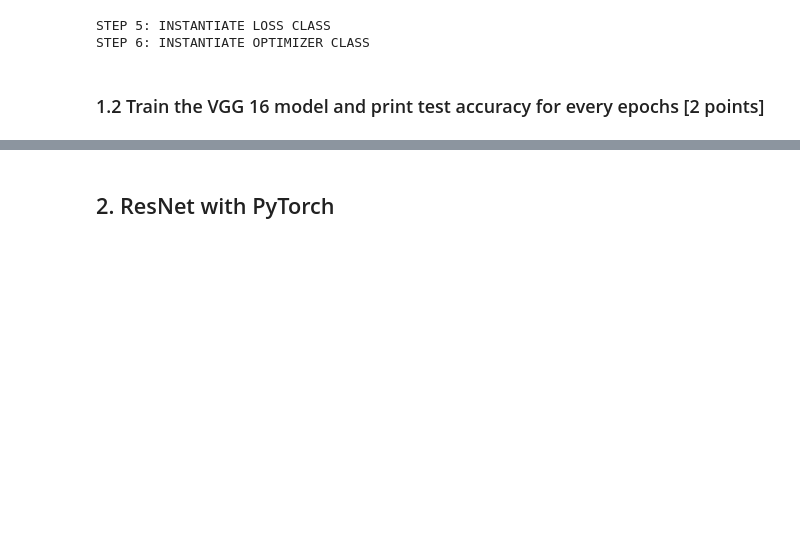
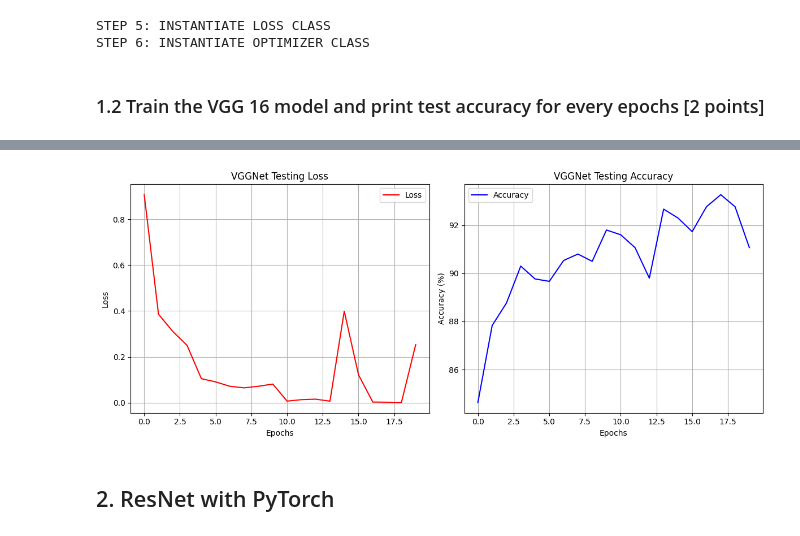
Before and after one commit to minchoCoin/deep-learning-programming, a Jupyter notebook: Lab1/ipynb/LAB_1__VGGNet_ResNet_template.ipynb, the cells around one changed output, grey strips where cells are left out. Cells and saved outputs as stored; diff of their text form; code cells hidden in the pictures; blank space fills up the shorter version.

```diff
--- a/Lab1/ipynb/LAB_1__VGGNet_ResNet_template.ipynb
+++ b/Lab1/ipynb/LAB_1__VGGNet_ResNet_template.ipynb
@@ -308,6 +308,8 @@ num_epochs = 20
 # CODE HERE #
 #############
 iter = 0
+vggnetloss = []
+vggnetaccuracy = []
 for epoch in range(num_epochs):
     for i, (images, labels) in enumerate(train_loader):
         # Load images with gradient accumulation capabilities
@@ -359,5 +361,7 @@ for epoch in range(num_epochs):
 
         # Print Loss
     print('Epochs: {}. Loss: {}. Accuracy: {}'.format(epoch, loss.item(), accuracy))
+    vggnetloss.append(loss.item())
+    vggnetaccuracy.append(accuracy)
 # %% [output]
 STEP 7: TRAIN THE MODEL
@@ -380,3 +384,32 @@ Epochs: 19. Loss: 0.42101049423217773. Accuracy: 91.23333333333333
+# %%
+import matplotlib.pyplot as plt
+epochs = range(0, len(vggnetloss))
+
+# 그래프 크기 설정
+plt.figure(figsize=(12, 5))
+
+# Loss 그래프
+plt.subplot(1, 2, 1)
+plt.plot(epochs, vggnetloss, 'r-', label='Loss')
+plt.title('VGGNet Testing Loss')
+plt.xlabel('Epochs')
+plt.ylabel('Loss')
+plt.legend()
+plt.grid(True)
+
+# Accuracy 그래프
+plt.subplot(1, 2, 2)
+plt.plot(epochs, vggnetaccuracy, 'b-', label='Accuracy')
+plt.title('VGGNet Testing Accuracy')
+plt.xlabel('Epochs')
+plt.ylabel('Accuracy (%)')
+plt.legend()
+plt.grid(True)
+
+plt.tight_layout()
+plt.show()
+# %% [output]
+[figure, added]
 # %% [markdown]
 ## 2. ResNet with PyTorch
 # %% [markdown]
```
Also changed, not shown: parts of 6 cells of this notebook.
